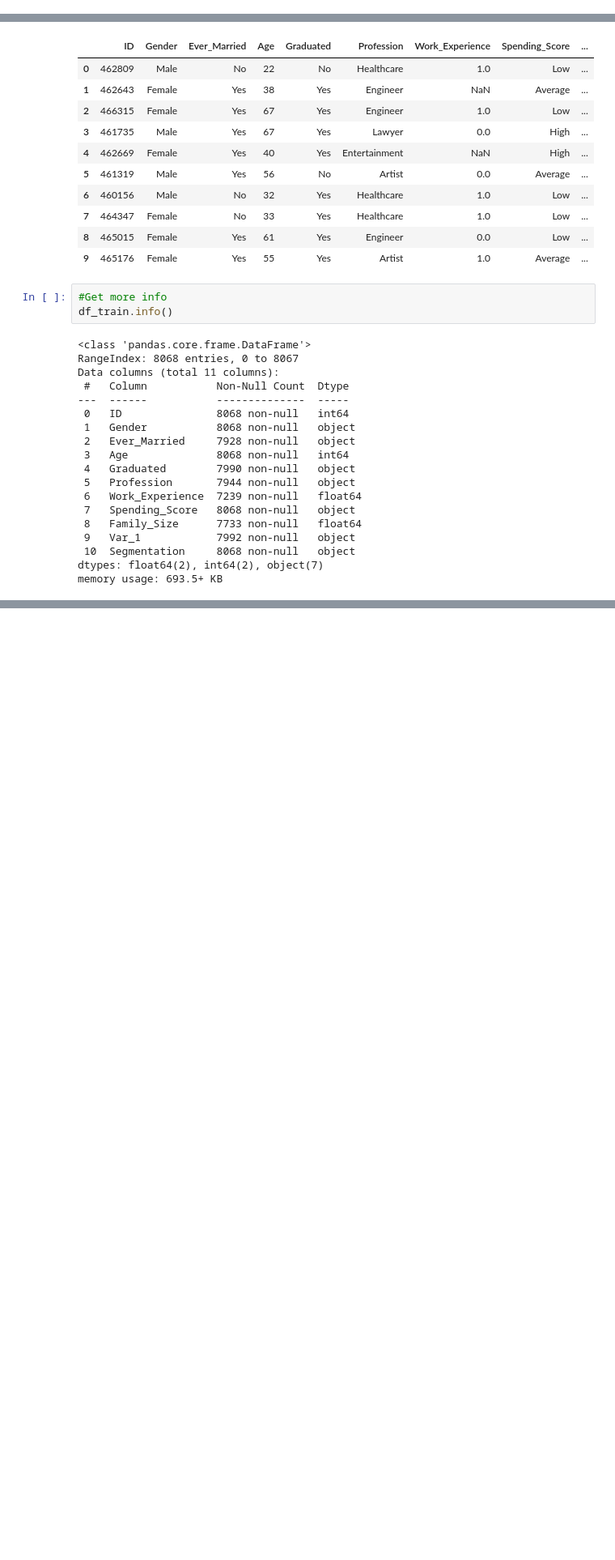
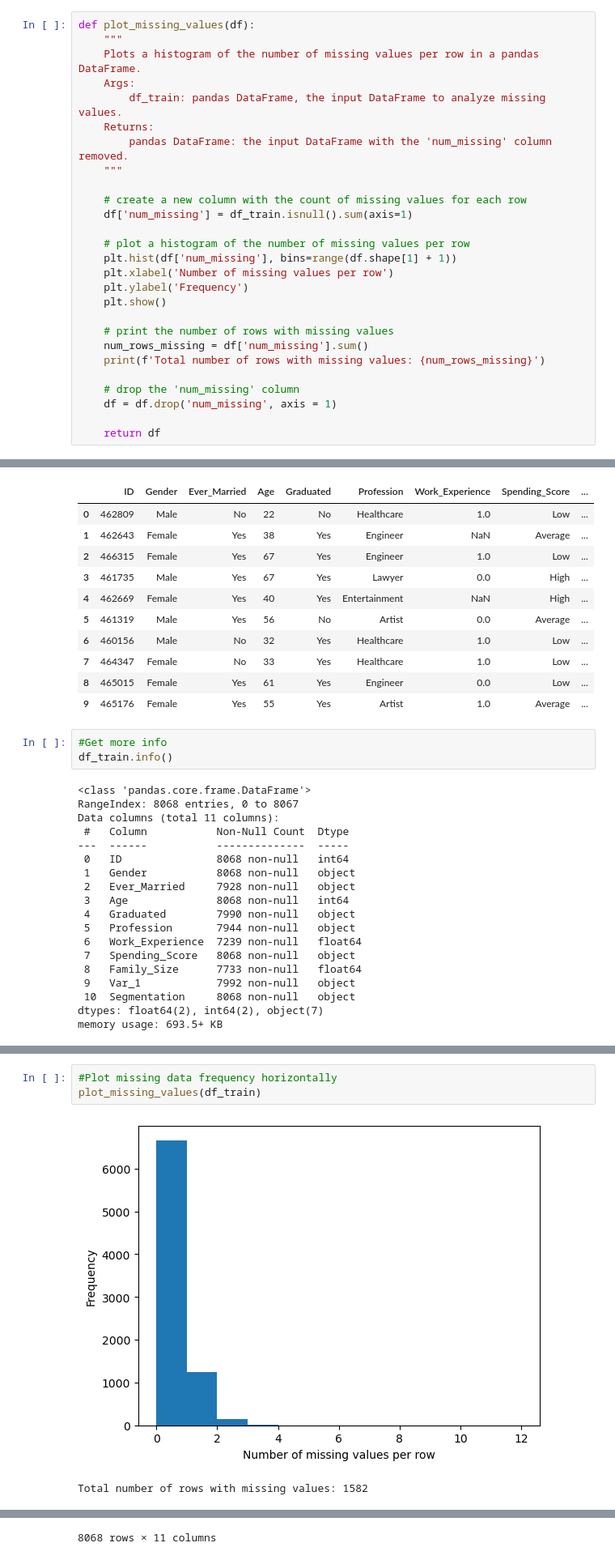
Before and after one commit to KonstantinosTsoumas/new-market-customer-segmentation, a Jupyter notebook: notebooks/exploration.ipynb, the cells around one changed output, grey strips where cells are left out. Shown at 81% size. Saved outputs shown, nothing was run; the diff lists cells and outputs as text; blank space fills up the shorter version.

```diff
--- a/notebooks/exploration.ipynb
+++ b/notebooks/exploration.ipynb
@@ -33,0 +171,27 @@ import matplotlib.pyplot as plt
+# %%
+def plot_missing_values(df):
+    """
+    Plots a histogram of the number of missing values per row in a pandas DataFrame.
+    Args:
+        df_train: pandas DataFrame, the input DataFrame to analyze missing values.
+    Returns:
+        pandas DataFrame: the input DataFrame with the 'num_missing' column removed.
+    """
+
+    # create a new column with the count of missing values for each row
+    df['num_missing'] = df_train.isnull().sum(axis=1)
+
+    # plot a histogram of the number of missing values per row
+    plt.hist(df['num_missing'], bins=range(df.shape[1] + 1))
+    plt.xlabel('Number of missing values per row')
+    plt.ylabel('Frequency')
+    plt.show()
+
+    # print the number of rows with missing values
+    num_rows_missing = df['num_missing'].sum()
+    print(f'Total number of rows with missing values: {num_rows_missing}')
+
+    # drop the 'num_missing' column
+    df = df.drop('num_missing', axis = 1)
+
+    return df
@@ -74,0 +273,6 @@ memory usage: 693.5+ KB
+# %%
+#Plot missing data frequency horizontally
+plot_missing_values(df_train)
+# %% [output]
+[figure, added]
+Total number of rows with missing values: 1582
@@ -74,0 +291 @@ memory usage: 693.5+ KB
+8068 rows × 11 columns
```
Also changed, not shown: parts of 34 cells of this notebook.
